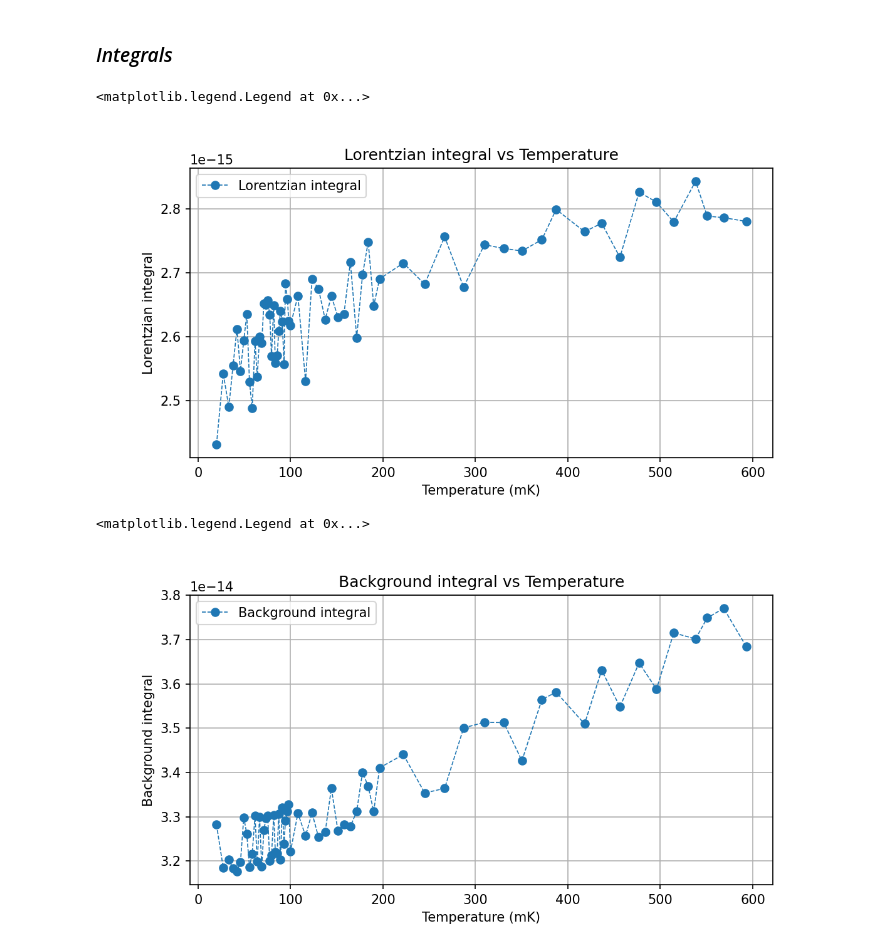
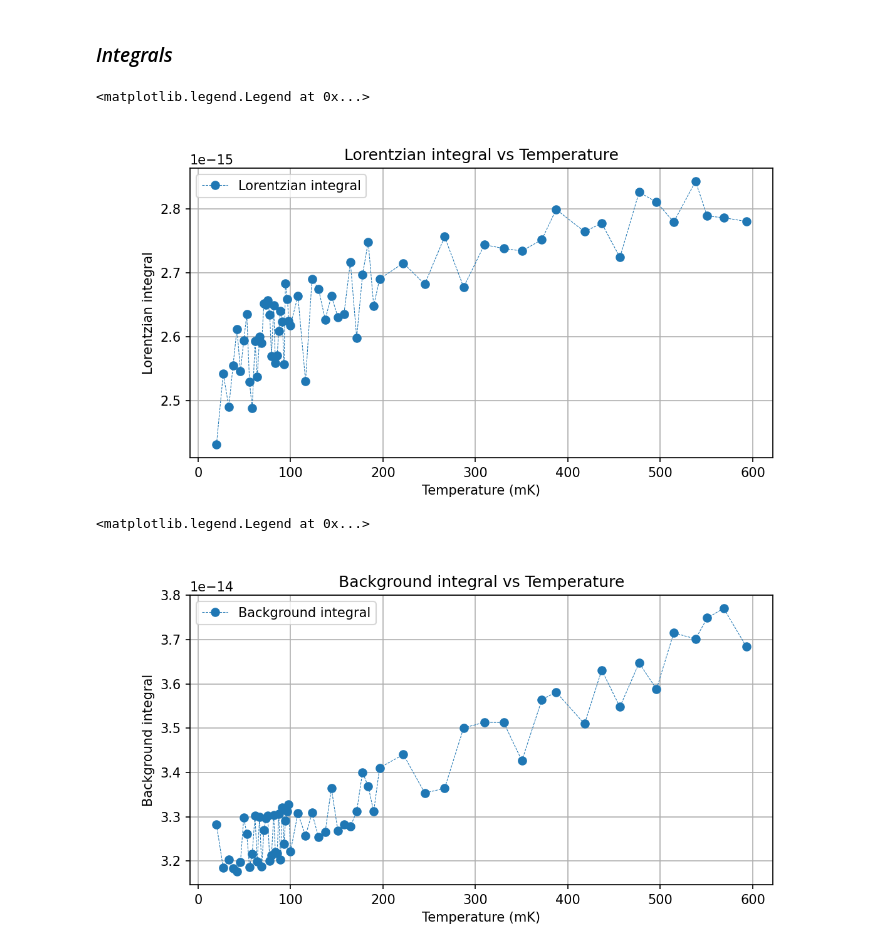
Before and after one commit to jaianandiyer690/Presto-Measurement-Scripts, a Jupyter notebook: Planck/LKIPA Planck Analysis.ipynb, the cells around one changed output. Cells and saved outputs as stored; diff of their text form; code cells hidden in the pictures.

```diff
--- a/Planck/LKIPA Planck Analysis.ipynb
+++ b/Planck/LKIPA Planck Analysis.ipynb
@@ -442,18 +446,18 @@ ax.legend()
 ### *Integrals*
 # %%
 fig, ax = plt.subplots(figsize=(8, 4), dpi=150)
-ax.plot(temp_list, lor_int_list, label='Lorentzian integral', marker='o', ls = '--', lw = 0.8)
+ax.plot(temp_list, lor_int_list, label='Lorentzian integral', marker='o', ls = '--', lw = 0.5)
 ax.grid()
 ax.set_xlabel("Temperature (mK)")
 ax.set_ylabel("Lorentzian integral")
 ax.set_title("Lorentzian integral vs Temperature")
 ax.legend()
 # %% [output]
 <matplotlib.legend.Legend at 0x...>
-[figure, old version]
+[figure, new version]
 # %%
 fig, ax = plt.subplots(figsize=(8, 4), dpi=150)
-ax.plot(temp_list, bg_int_list, label='Background integral', marker='o', ls = '--', lw = 0.8)
+ax.plot(temp_list, bg_int_list, label='Background integral', marker='o', ls = '--', lw = 0.5)
 ax.grid()
 ax.set_xlabel("Temperature (mK)")
 ax.set_ylabel("Background integral")
@@ -461,4 +465,4 @@ ax.set_title("Background integral vs Temperature")
 ax.legend()
 # %% [output]
 <matplotlib.legend.Legend at 0x...>
-[figure, old version]
+[figure, new version]
```
Also changed, not shown: parts of 2 cells of this notebook, 2 other files.
